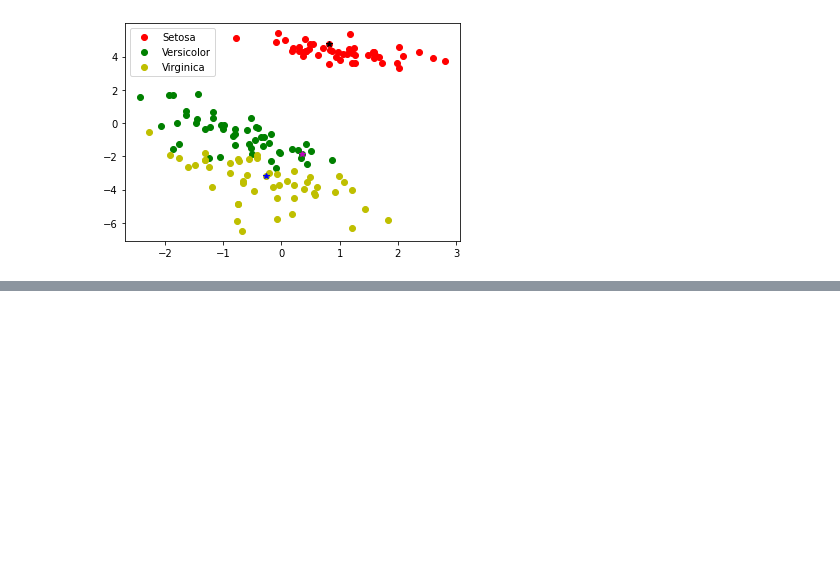
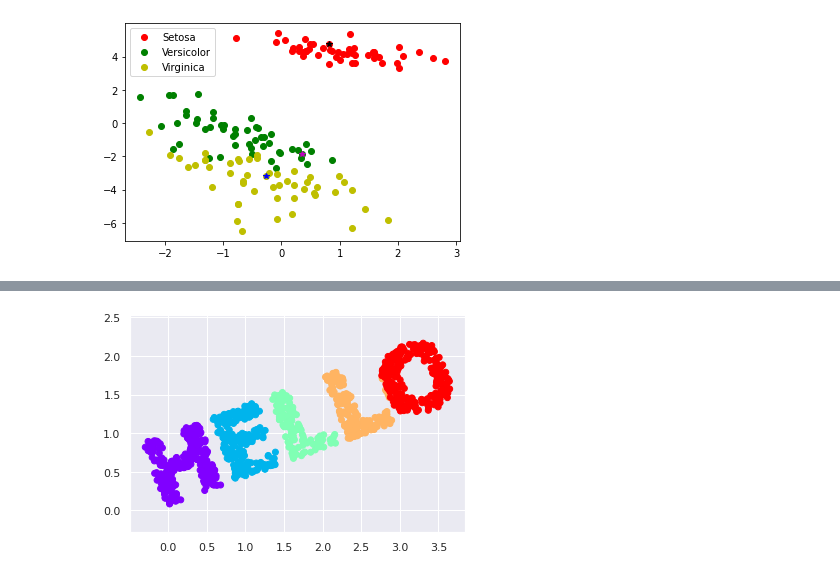
Before and after one commit to mintra-tippayaratsontorn/Multivariate, a Jupyter notebook: Chapter_4_MDS.ipynb, the cells around one changed output, grey strips where cells are left out. Saved outputs shown, nothing was run; the diff lists cells and outputs as text; code cells hidden in the pictures; blank space fills up the shorter version.

```diff
--- a/Chapter_4_MDS.ipynb
+++ b/Chapter_4_MDS.ipynb
@@ -141,0 +202,6 @@ plt.legend()
+# %%
+X2 = rotate(X, 20)
+plt.scatter(X2[:, 0], X2[:, 1], **colorize)
+plt.axis('equal');
+# %% [output]
+[figure, added]
```
Also changed, not shown: parts of 19 cells of this notebook.
